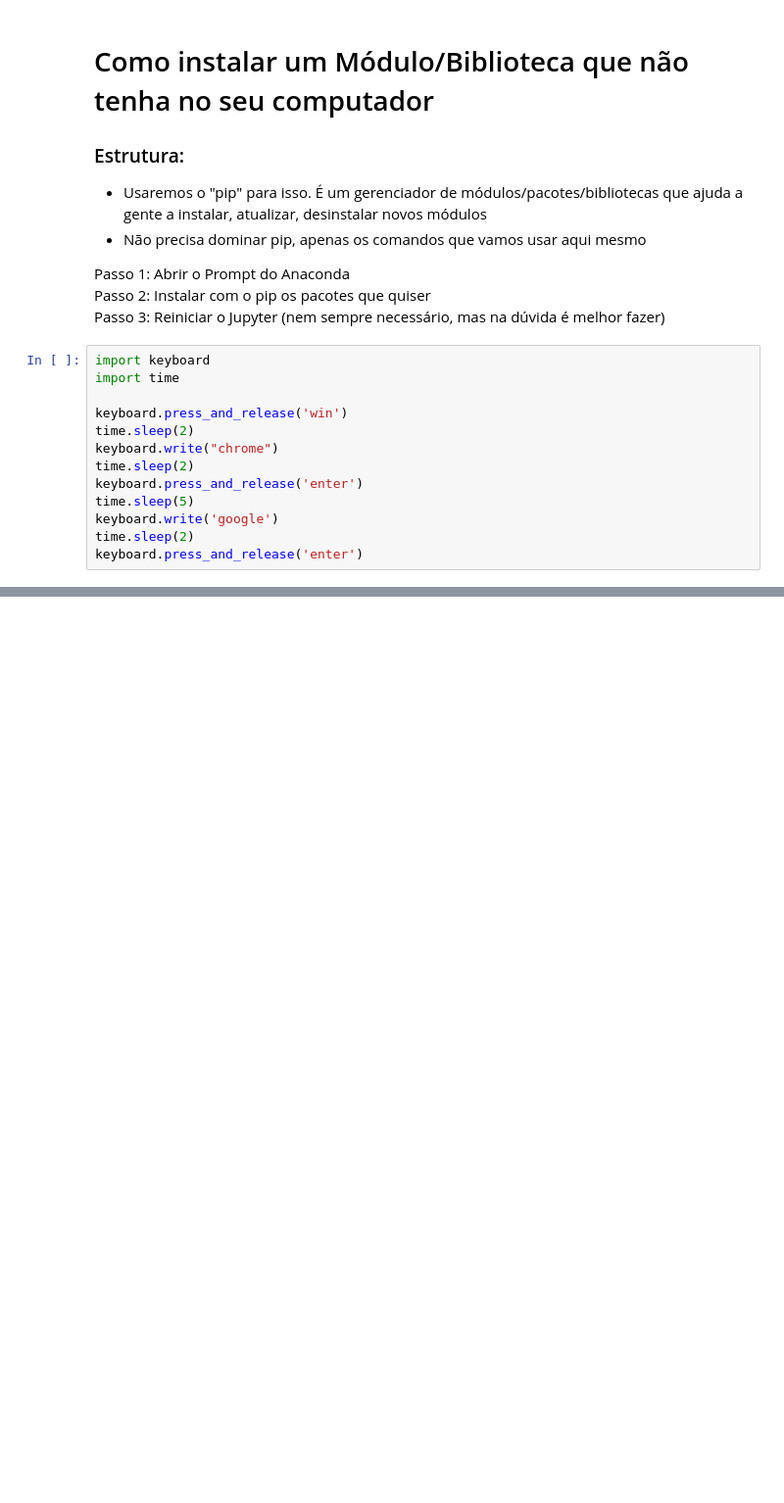
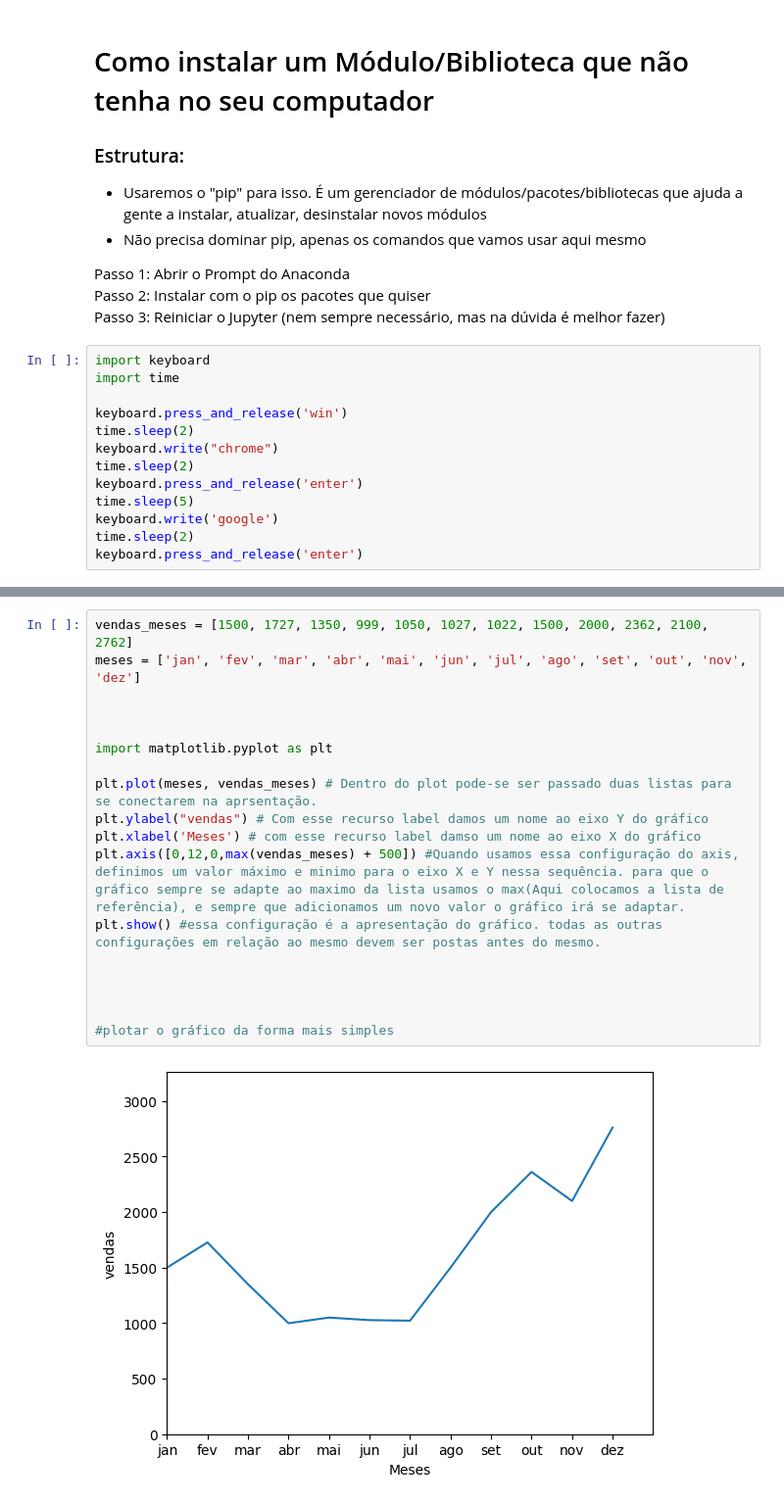
Before and after one commit to isrraelantonio/estudos-python, a Jupyter notebook: módulo 13/modulo_introduacao_orientacao_a_objetos.ipynb, the cells around one changed output, grey strips where cells are left out. Shown at 98% size. Saved outputs shown, nothing was run; the diff lists cells and outputs as text; blank space fills up the shorter version.

```diff
--- a/módulo 13/modulo_introduacao_orientacao_a_objetos.ipynb
+++ b/módulo 13/modulo_introduacao_orientacao_a_objetos.ipynb
@@ -652,0 +680,20 @@ keyboard.press_and_release('enter')
+# %%
+vendas_meses = [1500, 1727, 1350, 999, 1050, 1027, 1022, 1500, 2000, 2362, 2100, 2762]
+meses = ['jan', 'fev', 'mar', 'abr', 'mai', 'jun', 'jul', 'ago', 'set', 'out', 'nov', 'dez']
+
+
+
+import matplotlib.pyplot as plt
+
+plt.plot(meses, vendas_meses) # Dentro do plot pode-se ser passado duas listas para se conectarem na aprsentação.
+plt.ylabel("vendas") # Com esse recurso label damos um nome ao eixo Y do gráfico
+plt.xlabel('Meses') # com esse recurso label damso um nome ao eixo X do gráfico
+plt.axis([0,12,0,max(vendas_meses) + 500]) #Quando usamos essa configuração do axis, definimos um valor máximo e minimo para o eixo X e Y nessa sequência. para que o gráfico sempre se adapte ao maximo da lista usamos o max(Aqui colocamos a lista de referência), e sempre que adicionamos um novo valor o gráfico irá se adaptar.
+plt.show() #essa configuração é a apresentação do gráfico. todas as outras configurações em relação ao mesmo devem ser postas antes do mesmo.
+
+
+
+
+#plotar o gráfico da forma mais simples
+# %% [output]
+[figure, added]
```
Also changed, not shown: parts of 12 cells of this notebook.
